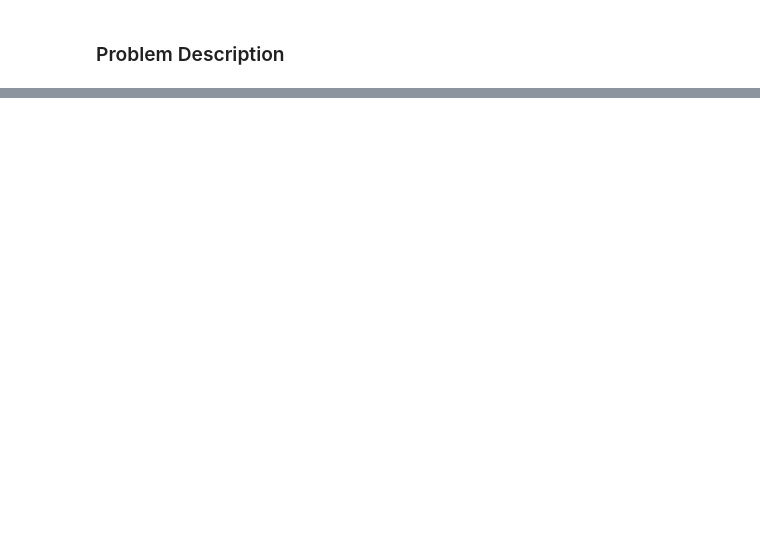
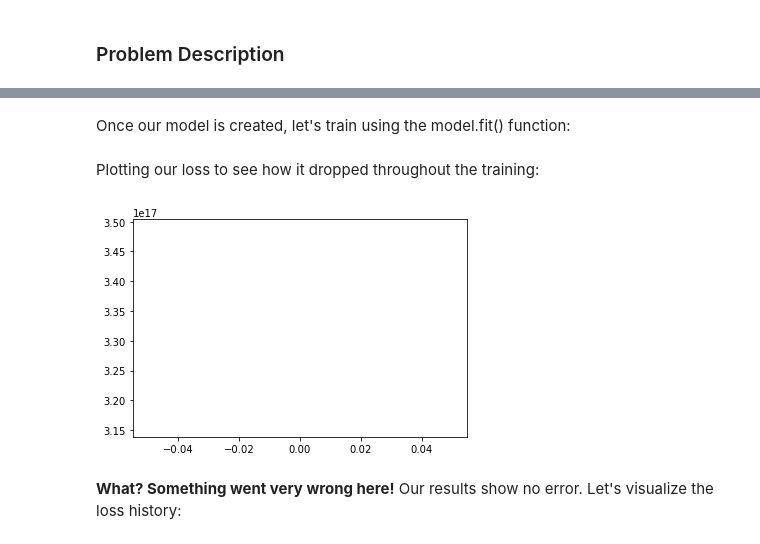
Before and after one commit to rafaelpadilla/Deep-Learning-Topics, a Jupyter notebook: Linear_Regression_Prob_2.ipynb, the cells around one changed output, grey strips where cells are left out. Drawn from its saved outputs; the diff is of its cells as text; code cells hidden in the pictures; blank space fills up the shorter version.

```diff
--- a/Linear_Regression_Prob_2.ipynb
+++ b/Linear_Regression_Prob_2.ipynb
@@ -49,0 +71,33 @@ PointCloud([10, 12], [50,53], 15)
+# %%
+import keras
+from keras.models import Sequential
+from keras.layers import Dense, Activation
+from keras.optimizers import SGD
+# Cleaning sessions previously started
+keras.backend.clear_session()
+# Creating our model
+model = Sequential()
+model.add(Dense(units=1, input_dim=1, activation='linear', kernel_initializer='zero'))
+# Using Gradient Descent as optimizer
+# Obs: When the batch size is equal to the amount of samples, Stochastic Gradient Descent becomes Batch Gradient Descent
+sgd = SGD(lr=0.2)
+# Adding the Mean Squared Error loss function and Gradient Descent optimizer to our model
+model.compile(optimizer=sgd, loss='mean_squared_error')
+# %% [markdown]
+Once our model is created, let's train using the model.fit() function:
+# %%
+# As we have only one sample and the gradient is updated after every batch passing through the neuron,
+# let's make our batch longer to avoid having the weights (betas) updated very often.
+batch_size = 50
+epochs = 1000
+# Train our model silently (verbose=0)
+result = model.fit(x, y, batch_size=batch_size, epochs=epochs, verbose=0)
+# %% [markdown]
+Plotting our loss to see how it dropped throughout the training:
+# %%
+plt.plot(result.history["loss"])
+plt.show()
+# %% [output]
+[figure, added]
+# %% [markdown]
+**What? Something went very wrong here!** Our results show no error. Let's visualize the loss history:
```
Also changed, not shown: parts of 35 cells of this notebook, 1 other file.
